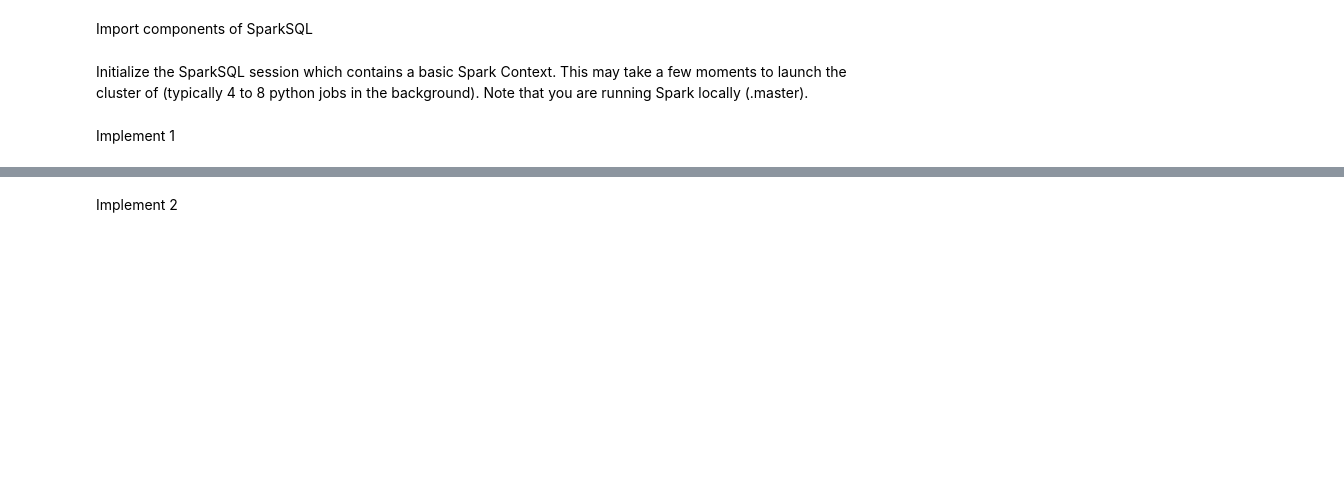
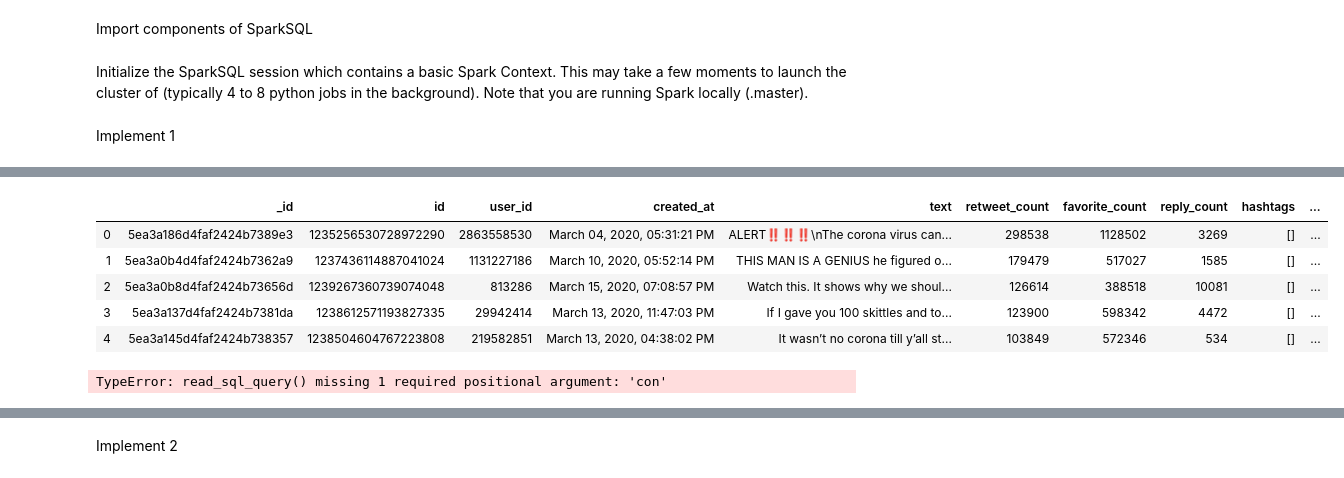
Before and after one commit to Hui-Dora-Wang/Search-Application-on-Twitter, a Jupyter notebook: search_app.ipynb, the cells around one changed output, grey strips where cells are left out. Drawn from its saved outputs; the diff is of its cells as text; code cells hidden in the pictures; blank space fills up the shorter version.

```diff
--- a/search_app.ipynb
+++ b/search_app.ipynb
@@ -314,0 +338,19 @@ Implement 1
+# %%
+# using MongoDB
+# most popular original tweet ranked by the retweet_count, reply_count, and favorite_count
+pop_hottest = pd.DataFrame(tweet.find().sort([("retweet_count",-1),("reply_count",-1),("favorite_count",-1)]))
+pop_hottest.head(5)
+# %% [output]
+|  | _id | id | user_id | created_at | text | retweet_count | favorite_count | reply_count | hashtags | ... |
+| 0 | 5ea3a186d4faf2424b7389e3 | 1235256530728972290 | 2863558530 | March 04, 2020, 05:31:21 PM | ALERT‼️‼️‼️\nThe corona virus can... | 298538 | 1128502 | 3269 | [] | ... |
+| 1 | 5ea3a0b4d4faf2424b7362a9 | 1237436114887041024 | 1131227186 | March 10, 2020, 05:52:14 PM | THIS MAN IS A GENIUS he figured o... | 179479 | 517027 | 1585 | [] | ... |
+| 2 | 5ea3a0b8d4faf2424b73656d | 1239267360739074048 | 813286 | March 15, 2020, 07:08:57 PM | Watch this. It shows why we shoul... | 126614 | 388518 | 10081 | [] | ... |
+| 3 | 5ea3a137d4faf2424b7381da | 1238612571193827335 | 29942414 | March 13, 2020, 11:47:03 PM | If I gave you 100 skittles and to... | 123900 | 598342 | 4472 | [] | ... |
+| 4 | 5ea3a145d4faf2424b738357 | 1238504604767223808 | 219582851 | March 13, 2020, 04:38:02 PM | It wasn’t no corona till y’all st... | 103849 | 572346 | 534 | [] | ... |
+# %%
+# using SQL
+# the most popular hashtag ranked by aggregating the lists of hashtags
+pop_hashtags = pd.read_sql_query("SELECT user_id, text, count(*) as amount FROM tweet GROUP BY hashtags")
+pop_hashtags.head(5)
+# %% [output]
+TypeError: read_sql_query() missing 1 required positional argument: 'con'
```
Also changed, not shown: parts of 14 cells of this notebook.
